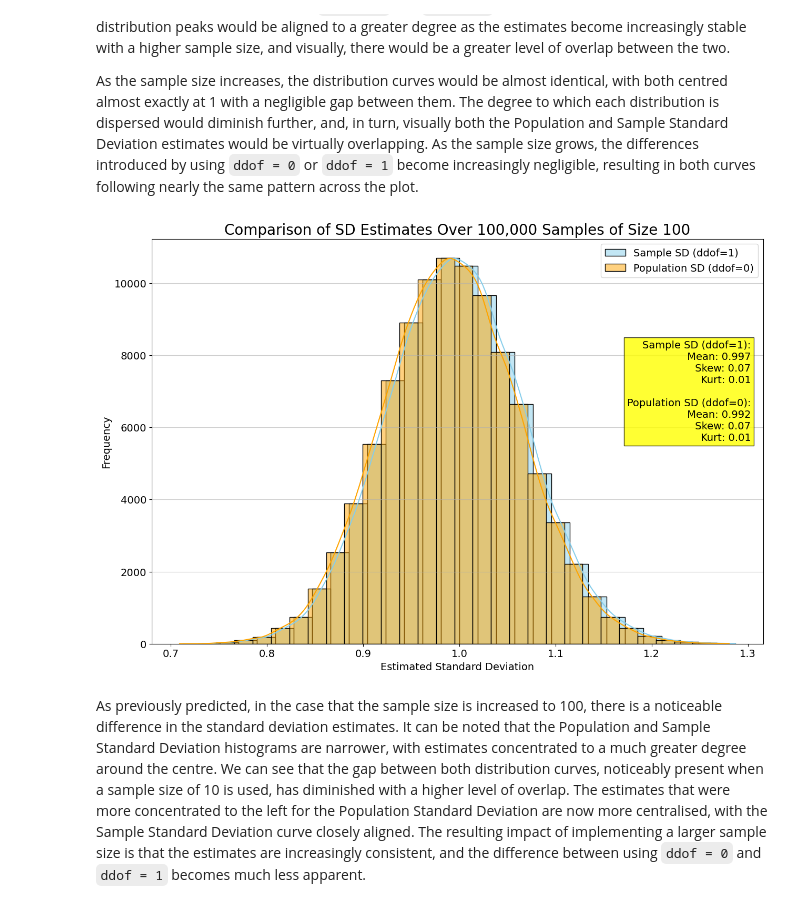
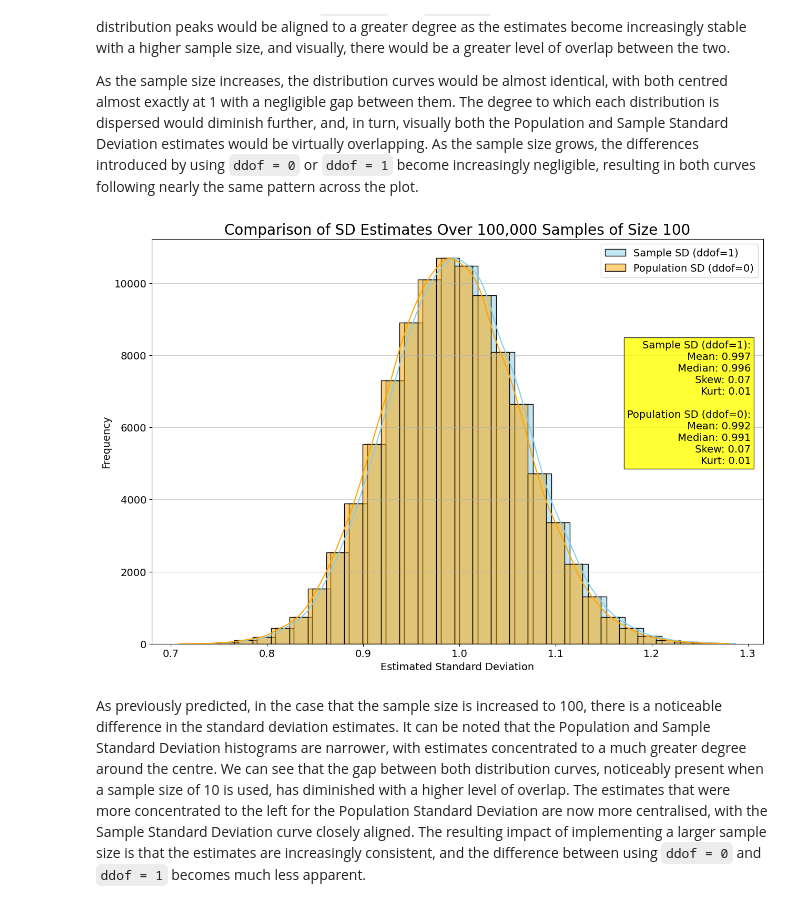
Before and after one commit to FDEgan/Applied-Statistics, a Jupyter notebook: Problem_2_Normal_Distribution.ipynb, the cells around one changed output. Saved outputs shown, nothing was run; the diff lists cells and outputs as text; code cells hidden in the pictures.

```diff
--- a/Problem_2_Normal_Distribution.ipynb
+++ b/Problem_2_Normal_Distribution.ipynb
@@ -324,46 +361,50 @@ plt.title("Comparison of SD Estimates Over 100,000 Samples of Size 100", size=20
 plt.xlabel("Estimated Standard Deviation", size=14) # Setting x-axis label and its size
 plt.ylabel("Frequency", size=14) # Setting y-axis label and its size
 plt.xticks(size=14) # Setting x-axis tick label size
 plt.yticks(size=14) # Setting y-axis tick label size
 
 # Adding grid lines for y-axis only
 # Setting line style to solid
 # Setting transparency to 60%
 plt.grid(axis="y", linestyle="-", alpha=0.6)
 
 # Summary statistics
-mean_sample = df["sd_sample_100"].mean() # Calculating mean of sample standard deviations from the DataFrame
-mean_pop = df["sd_population_100"].mean() # Calculating mean of population standard deviations from the DataFrame
-skew_sample = df["sd_sample_100"].skew() # Calculating skewness of sample standard deviations from the DataFrame
-skew_pop = df["sd_population_100"].skew() # Calculating skewness of population standard deviations from the DataFrame
-kurt_sample = df["sd_sample_100"].kurt()   # Calculating kurtosis of sample standard deviations from the DataFrame
-kurt_pop = df["sd_population_100"].kurt()  # Calculating kurtosis of population standard deviations from the DataFrame
+mean_sample_100 = df["sd_sample_100"].mean() # Calculating mean of sample standard deviations from the DataFrame
+mean_pop_100 = df["sd_population_100"].mean() # Calculating mean of population standard deviations from the DataFrame
+median_sample_100 = df["sd_sample_100"].median() # Calculating mean of sample standard deviations from the DataFrame
+median_pop_100 = df["sd_population_100"].median() # Calculating mean of population standard deviations from the DataFrame
+skew_sample_100 = df["sd_sample_100"].skew() # Calculating skewness of sample standard deviations from the DataFrame
+skew_pop_100 = df["sd_population_100"].skew() # Calculating skewness of population standard deviations from the DataFrame
+kurt_sample_100 = df["sd_sample_100"].kurt()   # Calculating kurtosis of sample standard deviations from the DataFrame
+kurt_pop_100 = df["sd_population_100"].kurt()  # Calculating kurtosis of population standard deviations from the DataFrame
 
 # Legend
 legend = plt.legend(fontsize=14, loc="upper right")  # Setting legend font size and location to be upper right
 
 # Stats box — positioned on the right, beneath the legend
 plt.text(
     0.98,       # Setting x-position near the right edge
     0.75,       # Setting y-position to be 75% up from the bottom
     f"Sample SD (ddof=1):\n" # Using f-string to format the text box
-    f"  Mean: {mean_sample:.3f}\n" # Formatting mean to 3 decimal places
-    f"  Skew: {skew_sample:.2f}\n" # Formatting skewness to 2 decimal places
-    f"  Kurt: {kurt_sample:.2f}\n\n" # Formatting kurtosis to 2 decimal places
+    f"  Mean: {mean_sample_100:.3f}\n" # Formatting mean to 3 decimal places
+    f"  Median: {median_sample_100:.3f}\n" # Formatting mean to 3 decimal places
+    f"  Skew: {skew_sample_100:.2f}\n" # Formatting skewness to 2 decimal places
+    f"  Kurt: {kurt_sample_100:.2f}\n\n" # Formatting kurtosis to 2 decimal places
     f"Population SD (ddof=0):\n" # Continuing f-string for population SD
-    f"  Mean: {mean_pop:.3f}\n" # Formatting mean to 3 decimal places
-    f"  Skew: {skew_pop:.2f}\n" # Formatting skewness to 2 decimal places
-    f"  Kurt: {kurt_pop:.2f}", # Formatting kurtosis to 2 decimal places
+    f"  Mean: {mean_pop_100:.3f}\n" # Formatting mean to 3 decimal places
+    f"  Median: {median_pop_100:.3f}\n" # Formatting mean to 3 decimal places
+    f"  Skew: {skew_pop_100:.2f}\n" # Formatting skewness to 2 decimal places
+    f"  Kurt: {kurt_pop_100:.2f}", # Formatting kurtosis to 2 decimal places
     transform=plt.gca().transAxes, # Using .gca() to get current axes and make sure text is positioned relative to axes
     fontsize=14,  # Setting font size for the text box
     bbox=dict(facecolor="yellow", alpha=0.8), # Adding a yellow background box with 80% opacity
     verticalalignment="top", # Aligning text to the top of the specified y-position
     horizontalalignment="right" # Aligning text to the right of the specified x-position
 )
 
 plt.show()
 # %% [output]
-[figure, old version]
+[figure, new version]
 # %% [markdown]
 As previously predicted, in the case that the sample size is increased to 100, there is a noticeable difference in the standard deviation estimates. It can be noted that the Population and Sample Standard Deviation histograms are narrower, with estimates concentrated to a much greater degree around the centre. We can see that the gap between both distribution curves, noticeably present when a sample size of 10 is used, has diminished with a higher level of overlap. The estimates that were more concentrated to the left for the Population Standard Deviation are now more centralised, with the Sample Standard Deviation curve closely aligned. The resulting impact of implementing a larger sample size is that the estimates are increasingly consistent, and the difference between using `ddof = 0` and `ddof = 1` becomes much less apparent.
 # %% [markdown]
```
Also changed, not shown: parts of 6 cells of this notebook.
